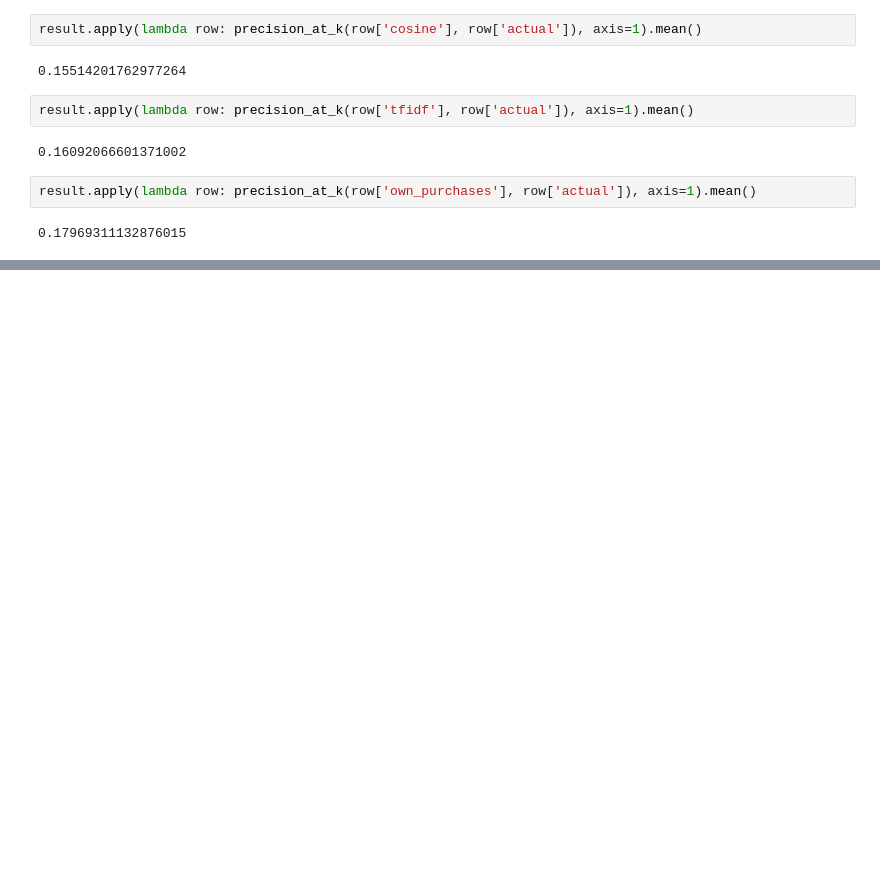
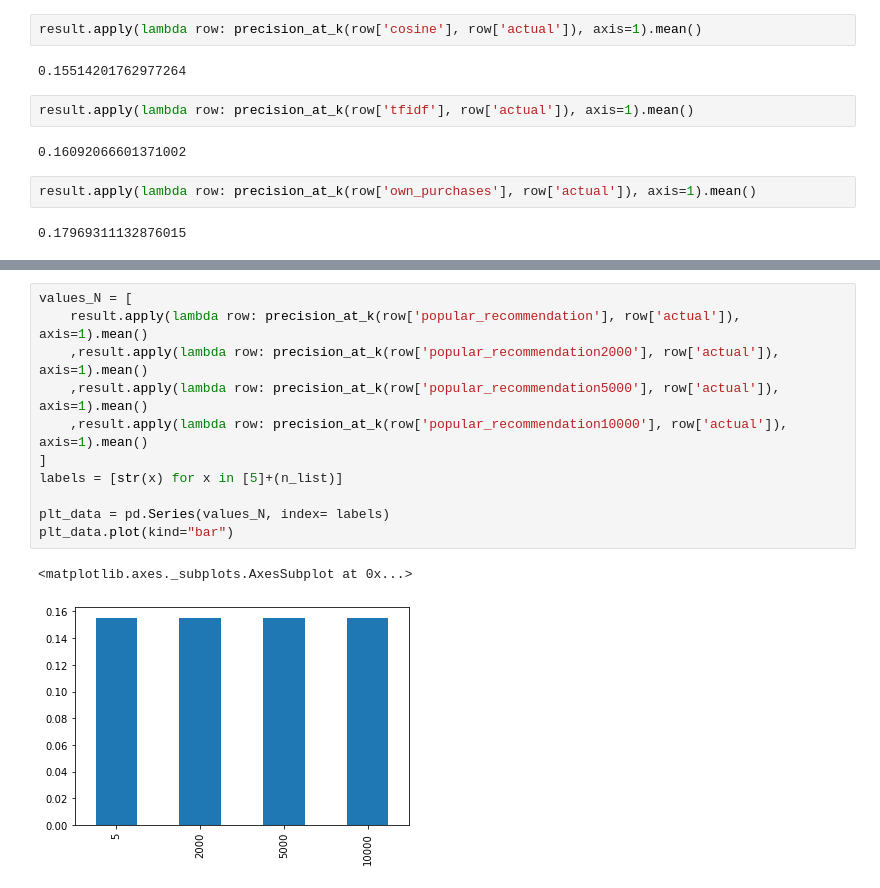
Before and after one commit to mmingalov/geekbrains-recommend-systems, a Jupyter notebook: mmingalov_hw_webinar_2.ipynb, the cells around one changed output, grey strips where cells are left out. Drawn from its saved outputs; the diff is of its cells as text; blank space fills up the shorter version.

```diff
--- a/mmingalov_hw_webinar_2.ipynb
+++ b/mmingalov_hw_webinar_2.ipynb
@@ -215,0 +320,14 @@ result.apply(lambda row: precision_at_k(row['own_purchases'], row['actual']), ax
+# %%
+values_N = [
+    result.apply(lambda row: precision_at_k(row['popular_recommendation'], row['actual']), axis=1).mean()
+    ,result.apply(lambda row: precision_at_k(row['popular_recommendation2000'], row['actual']), axis=1).mean()
+    ,result.apply(lambda row: precision_at_k(row['popular_recommendation5000'], row['actual']), axis=1).mean()
+    ,result.apply(lambda row: precision_at_k(row['popular_recommendation10000'], row['actual']), axis=1).mean()
+]
+labels = [str(x) for x in [5]+(n_list)]
+
+plt_data = pd.Series(values_N, index= labels)
+plt_data.plot(kind="bar")
+# %% [output]
+<matplotlib.axes._subplots.AxesSubplot at 0x...>
+[figure, added]
```
Also changed, not shown: parts of 18 cells of this notebook.
